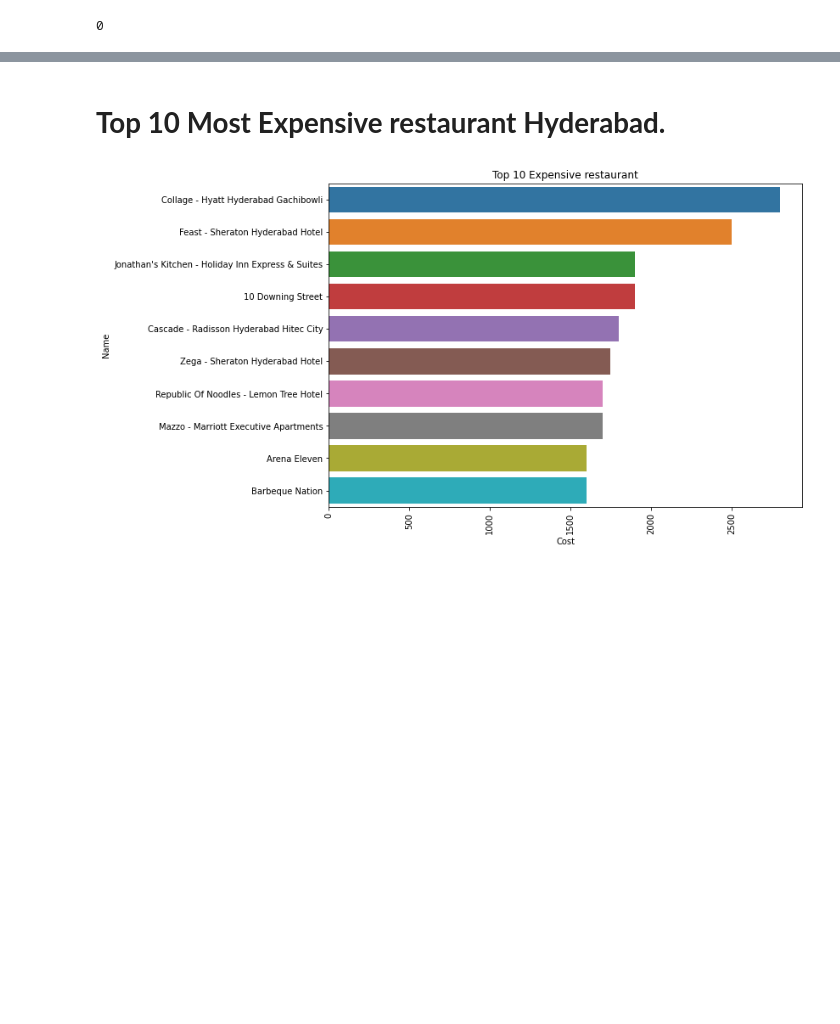
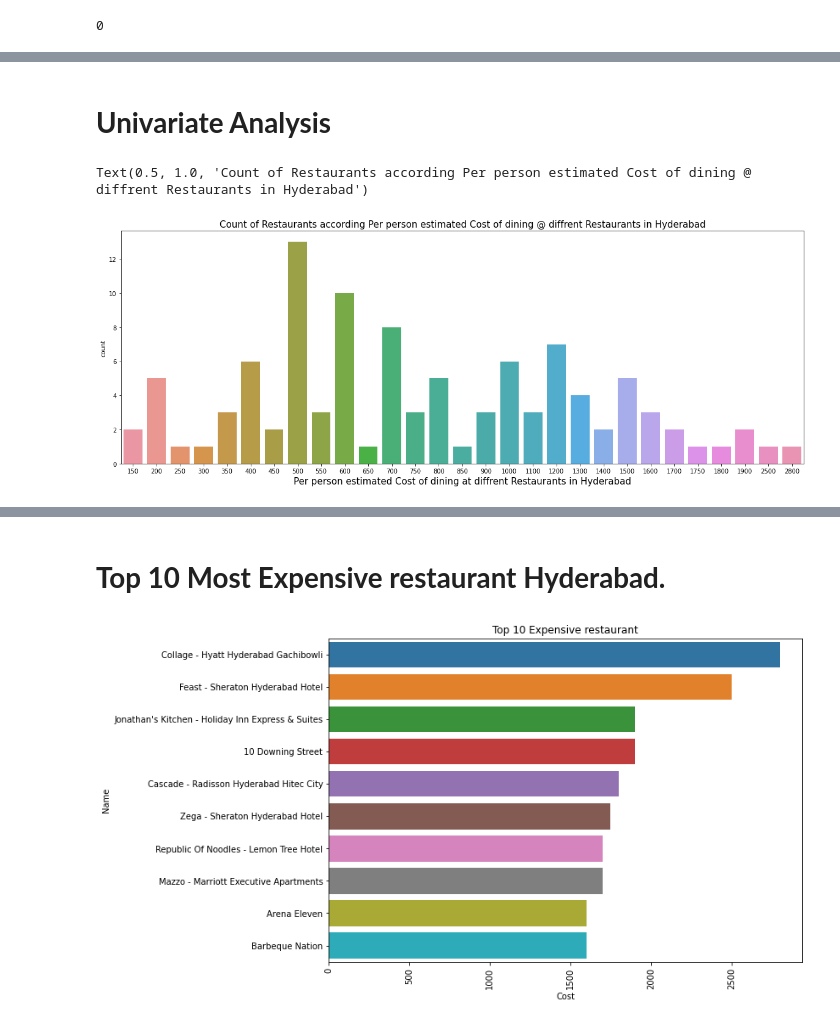
Before and after one commit to VilasSonawane/ZOMATO-RESTAURANT-CLUSTERING-AND-SENTIMENT-ANALYSIS, a Jupyter notebook: Vilas_Copy_of_ZOMATO_RESTAURANT_CLUSTERING_AND_SENTIMENT_ANALYSIS.ipynb, the cells around one changed output, grey strips where cells are left out. Drawn from its saved outputs; the diff is of its cells as text; code cells hidden in the pictures; blank space fills up the shorter version.

```diff
--- a/Vilas_Copy_of_ZOMATO_RESTAURANT_CLUSTERING_AND_SENTIMENT_ANALYSIS.ipynb
+++ b/Vilas_Copy_of_ZOMATO_RESTAURANT_CLUSTERING_AND_SENTIMENT_ANALYSIS.ipynb
@@ -252,2 +220,0 @@ names_df['Timings'][50].split(',')
-# %%
-names_df['Timings'] = names_df['Timings'].str.split(',')
@@ -300,0 +256,6 @@ names_df['Cost'] = names_df['Cost'].str.replace(",","").astype('int64')
+# %%
+for i in names_df.index:
+  names_df['latitude'][i]=float(names_df['latitude'][i])
+# %%
+for i in names_df.index:
+  names_df['longitude'][i] = float(names_df['longitude'][i])
@@ -300,0 +268,3 @@ names_df['Cost'] = names_df['Cost'].str.replace(",","").astype('int64')
+# %%
+# lets drop unnecessary columns from dataset
+names_df.drop(['Unnamed: 0', 'Links','Timings'], axis=1, inplace = True)
@@ -300,0 +280,11 @@ names_df['Cost'] = names_df['Cost'].str.replace(",","").astype('int64')
+# %% [markdown]
+# **Univariate Analysis**
+# %%
+# Count of Restaurants according Per person estimated Cost of dining @ diffrent Restaurants in Hyderabad
+plt.figure (figsize = (20,7))
+p=sns.countplot(names_df.Cost)
+p.set_xlabel("Per person estimated Cost of dining at diffrent Restaurants in Hyderabad",fontsize = 15)
+plt.title("Count of Restaurants according Per person estimated Cost of dining @ diffrent Restaurants in Hyderabad",fontsize = 15)
+# %% [output]
+Text(0.5, 1.0, 'Count of Restaurants according Per person estimated Cost of dining @ diffrent Restaurants in Hyderabad')
+[figure, added]
```
Also changed, not shown: parts of 30 cells of this notebook.
